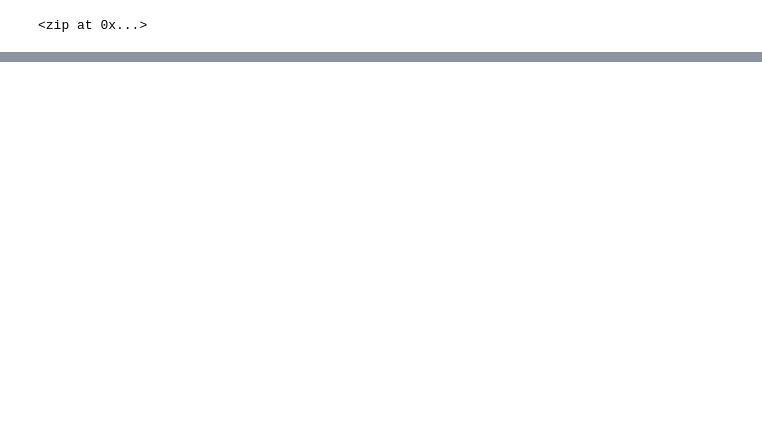
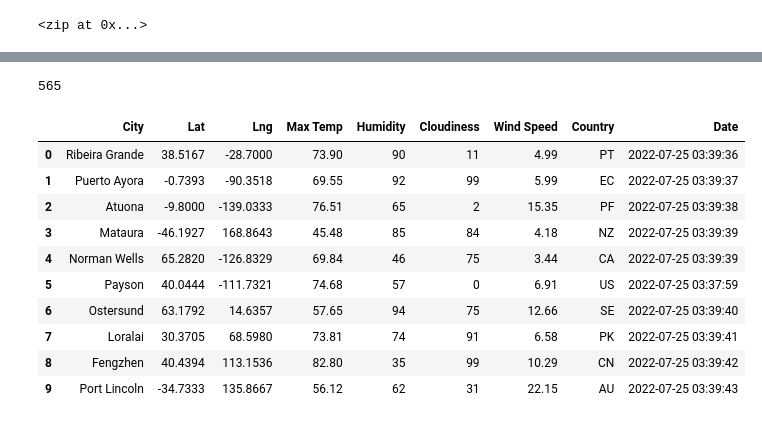
Before and after one commit to Shaobobei/World_Weather_Analysis, a Jupyter notebook: WeatherPy.ipynb, the cells around one changed output, grey strips where cells are left out. Saved outputs shown, nothing was run; the diff lists cells and outputs as text; code cells hidden in the pictures; blank space fills up the shorter version.

Commit message:
Moddifing.gitignore and adding WeatherPy

```diff
--- a/WeatherPy.ipynb
+++ b/WeatherPy.ipynb
@@ -11,15 +16,6 @@ lat_lngs = zip(lats, lngs)
 lat_lngs
 # %% [output]
 <zip at 0x...>
-# %%
-# Create a practice set of random latitude and longitude combinations.
-lats = [25.12903645, 25.92017388, 26.62509167, -59.98969384, 37.30571269]
-lngs = [-67.59741259, 11.09532135, 74.84233102, -76.89176677, -61.13376282]
-lat_lngs = zip(lats, lngs)
 # %%
 # Add the latitudes and longitudes to a list.
 coordinates = list(lat_lngs)
-# %%
-# Use the print() function to display the latitude and longitude combinations.
-for coordinate in coordinates:
-    print(coordinate[0], coordinate[1])
@@ -56,5 +21,0 @@ city.country_code
-# %%
-# Use the tuple() function to display the latitude and longitude combinations.
-for coordinate in coordinates:
-    print(citipy.nearest_city(coordinate[0], coordinate[1]).city_name,
-          citipy.nearest_city(coordinate[0], coordinate[1]).country_code)
@@ -90,0 +50,4 @@ len(cities)
+# %%
+
+# make an API call fro mOpenWeather site
+url = "https://api.openweathermap.org/data/2.5/weather?units=Imperial&APPID=" + weather_api_key
@@ -90,0 +135,20 @@ len(cities)
+# %%
+len(city_data)
+# %% [output]
+565
+# %%
+# Convert the array of dictionaries to a Pandas DataFrame.
+city_data_df = pd.DataFrame(city_data)
+city_data_df.head(10)
+# %% [output]
+|  | City | Lat | Lng | Max Temp | Humidity | Cloudiness | Wind Speed | Country | Date |
+| 0 | Ribeira Grande | 38.5167 | -28.7000 | 73.90 | 90 | 11 | 4.99 | PT | 2022-07-25 03:39:36 |
+| 1 | Puerto Ayora | -0.7393 | -90.3518 | 69.55 | 92 | 99 | 5.99 | EC | 2022-07-25 03:39:37 |
+| 2 | Atuona | -9.8000 | -139.0333 | 76.51 | 65 | 2 | 15.35 | PF | 2022-07-25 03:39:38 |
+| 3 | Mataura | -46.1927 | 168.8643 | 45.48 | 85 | 84 | 4.18 | NZ | 2022-07-25 03:39:39 |
+| 4 | Norman Wells | 65.2820 | -126.8329 | 69.84 | 46 | 75 | 3.44 | CA | 2022-07-25 03:39:39 |
+| 5 | Payson | 40.0444 | -111.7321 | 74.68 | 57 | 0 | 6.91 | US | 2022-07-25 03:37:59 |
+| 6 | Ostersund | 63.1792 | 14.6357 | 57.65 | 94 | 75 | 12.66 | SE | 2022-07-25 03:39:40 |
+| 7 | Loralai | 30.3705 | 68.5980 | 73.81 | 74 | 91 | 6.58 | PK | 2022-07-25 03:39:41 |
+| 8 | Fengzhen | 40.4394 | 113.1536 | 82.80 | 35 | 99 | 10.29 | CN | 2022-07-25 03:39:42 |
+| 9 | Port Lincoln | -34.7333 | 135.8667 | 56.12 | 62 | 31 | 22.15 | AU | 2022-07-25 03:39:43 |
```
Also changed, not shown: parts of 16 cells of this notebook, 5 other files.
